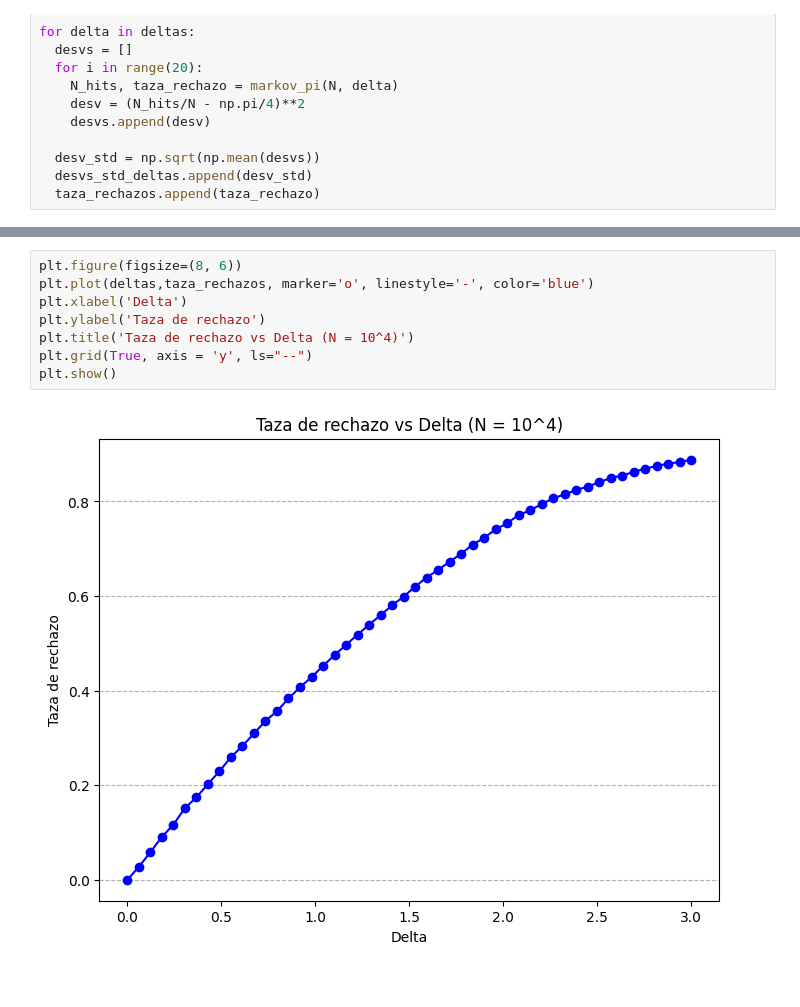
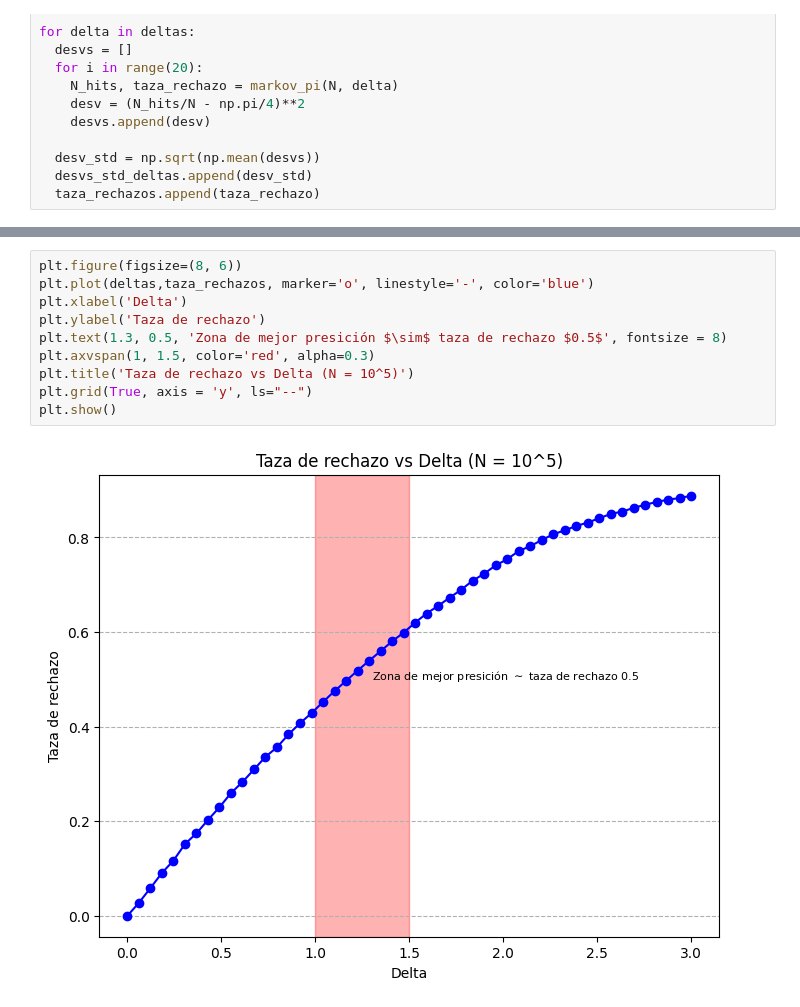
Before and after one commit to PabloAndagana/Tarea-2-Mec-nica-Estad-stica---PUC, a Jupyter notebook: Problema_1.ipynb, the cells around one changed output, grey strips where cells are left out. Saved outputs shown, nothing was run; the diff lists cells and outputs as text.

```diff
--- a/Problema_1.ipynb
+++ b/Problema_1.ipynb
@@ -146,10 +148,12 @@ plt.show()
 # %%
 plt.figure(figsize=(8, 6))
 plt.plot(deltas,taza_rechazos, marker='o', linestyle='-', color='blue')
 plt.xlabel('Delta')
 plt.ylabel('Taza de rechazo')
-plt.title('Taza de rechazo vs Delta (N = 10^4)')
+plt.text(1.3, 0.5, 'Zona de mejor presición $\sim$ taza de rechazo $0.5$', fontsize = 8)
+plt.axvspan(1, 1.5, color='red', alpha=0.3)
+plt.title('Taza de rechazo vs Delta (N = 10^5)')
 plt.grid(True, axis = 'y', ls="--")
 plt.show()
 # %% [output]
-[figure, old version]
+[figure, new version]
```
Also changed, not shown: parts of 2 cells of this notebook.
